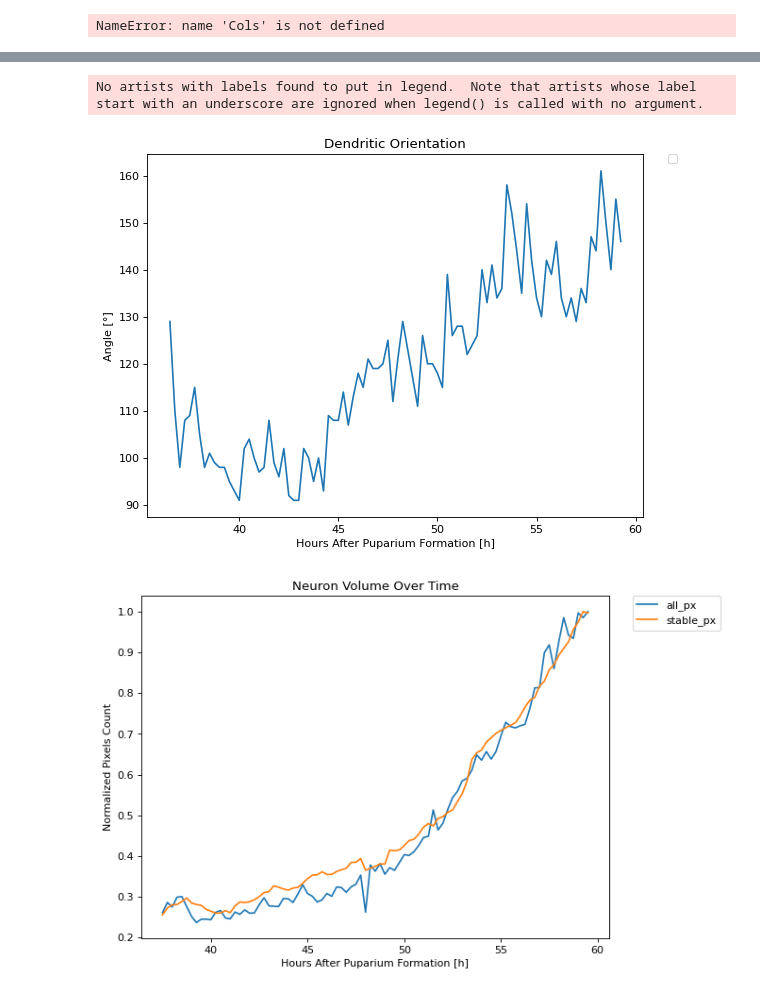
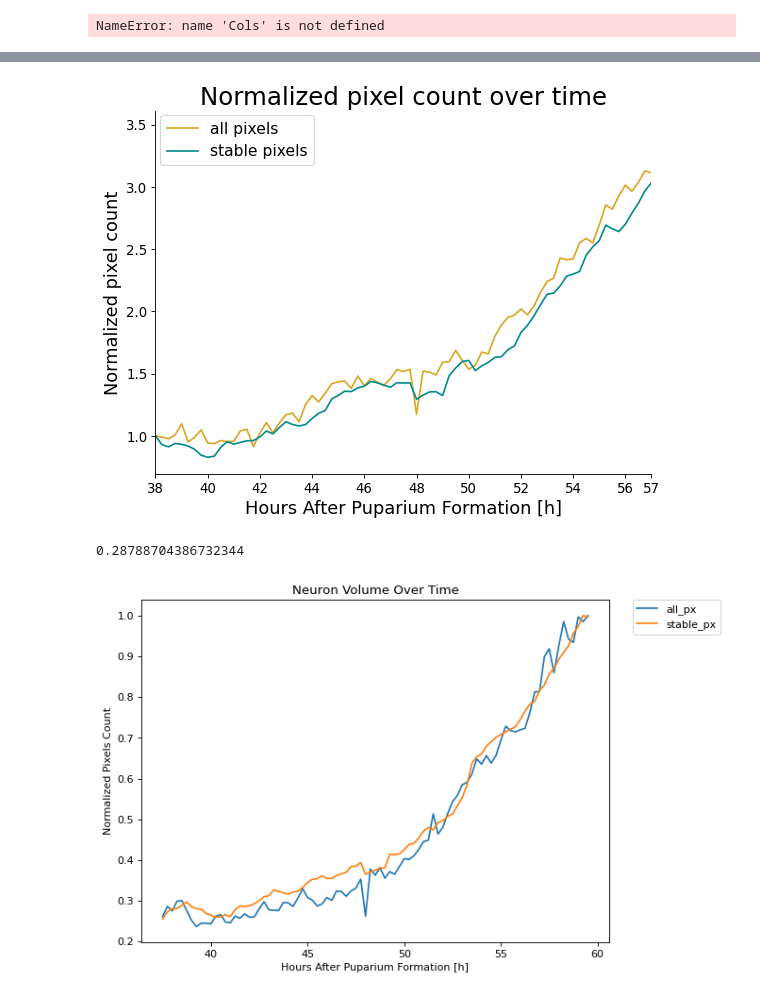
Before and after one commit to Asashou/TLI, a Jupyter notebook: pipeline/steps/step4_analysis.ipynb, the cells around one changed output, grey strips where cells are left out. Drawn from its saved outputs; the diff is of its cells as text; code cells hidden in the pictures.

```diff
--- a/pipeline/steps/step4_analysis.ipynb
+++ b/pipeline/steps/step4_analysis.ipynb
@@ -110,16 +107,33 @@ output_results.head()
-# %%
-fig_name = save_path+save_name+'_y_spread.pdf'
-plt.figure(figsize=(8, 6), dpi=80)
-y = output_results.x_spread[:]
-plt.plot(output_results.timepoints[:],y)
-plt.legend(bbox_to_anchor=(1.05, 1), loc=2, borderaxespad=0.)
-plt.title('Dendritic Orientation')
-plt.ylabel('Angle [°]')
-plt.xlabel("Hours After Puparium Formation [h]")
-plt.savefig(fig_name, bbox_inches='tight')
-# %% [output]
-No artists with labels found to put in legend.  Note that artists whose label start with an underscore are ignored when legend() is called with no argument.
-[figure, removed]
+# %%
+import seaborn as sns
+fig_name = save_path+save_name+'_volume.pdf'
+plt.figure(figsize=(8, 6), dpi=80)
+y = output_results.vol_all[4:]/output_results.vol_all[4:][4]
+y1 = output_results.vol_stable[4:]/output_results.vol_stable[4:][4]
+plt.plot(output_results.timepoints[4:],y, label='all pixels', c='goldenrod')
+# a, b = np.polyfit(output_results.timepoints[4:],y, 1)
+# plt.plot(output_results.timepoints[4:], a*output_results.timepoints[4:]+b, c='red', linestyle='dashdot', linewidth=1)
+plt.plot(output_results.timepoints[4:],y1, label='stable pixels', c='darkcyan')
+# a, b = np.polyfit(output_results.timepoints[4:],y1, 1)
+# plt.plot(output_results.timepoints[4:], a*output_results.timepoints[4:]+b, c='black', linestyle='dashdot', linewidth=1)
+plt.legend(bbox_to_anchor=(.01, .99), loc=2, borderaxespad=0., prop={'size': 14})
+plt.title('Normalized pixel count over time', fontsize=22)
+plt.yticks(fontsize=12)
+plt.xticks(fontsize=12)
+plt.xlim(38,57)
+x_range1 = list(np.arange(38,58,2))
+x_range1.append(57)
+plt.xticks(x_range1)
+sns.despine()
+plt.ylabel('Normalized pixel count', fontsize=16)
+plt.xlabel("Hours After Puparium Formation [h]", fontsize=16)
+plt.savefig(fig_name, bbox_inches='tight')
+# %% [output]
+[figure, added]
+# %%
+y[4]
+# %% [output]
+0.28788704386732344
 # %%
 # run this if you already calculated stable_neuron
 # stable_n = tif.imread(stable_path)
```
Also changed, not shown: parts of 5 cells of this notebook, 10 other files.
